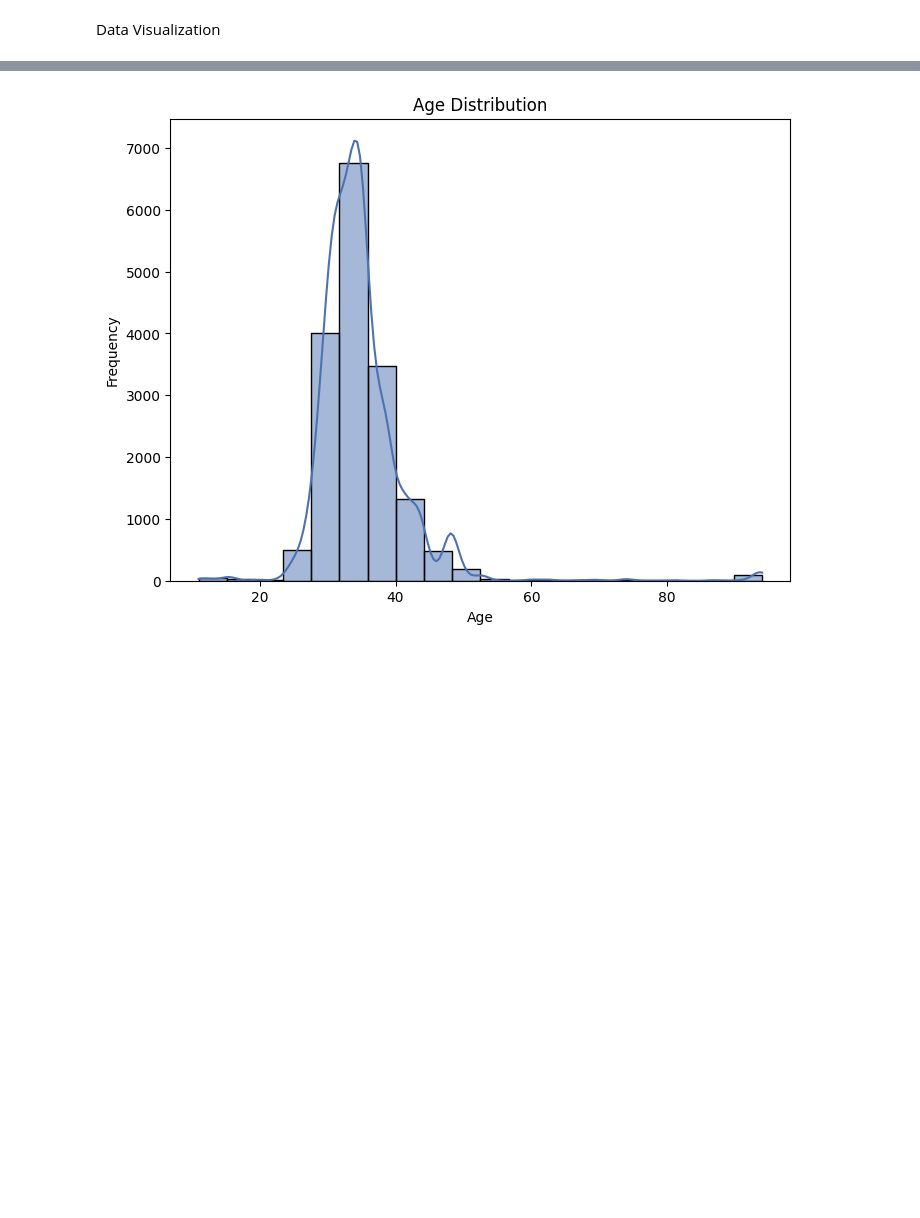
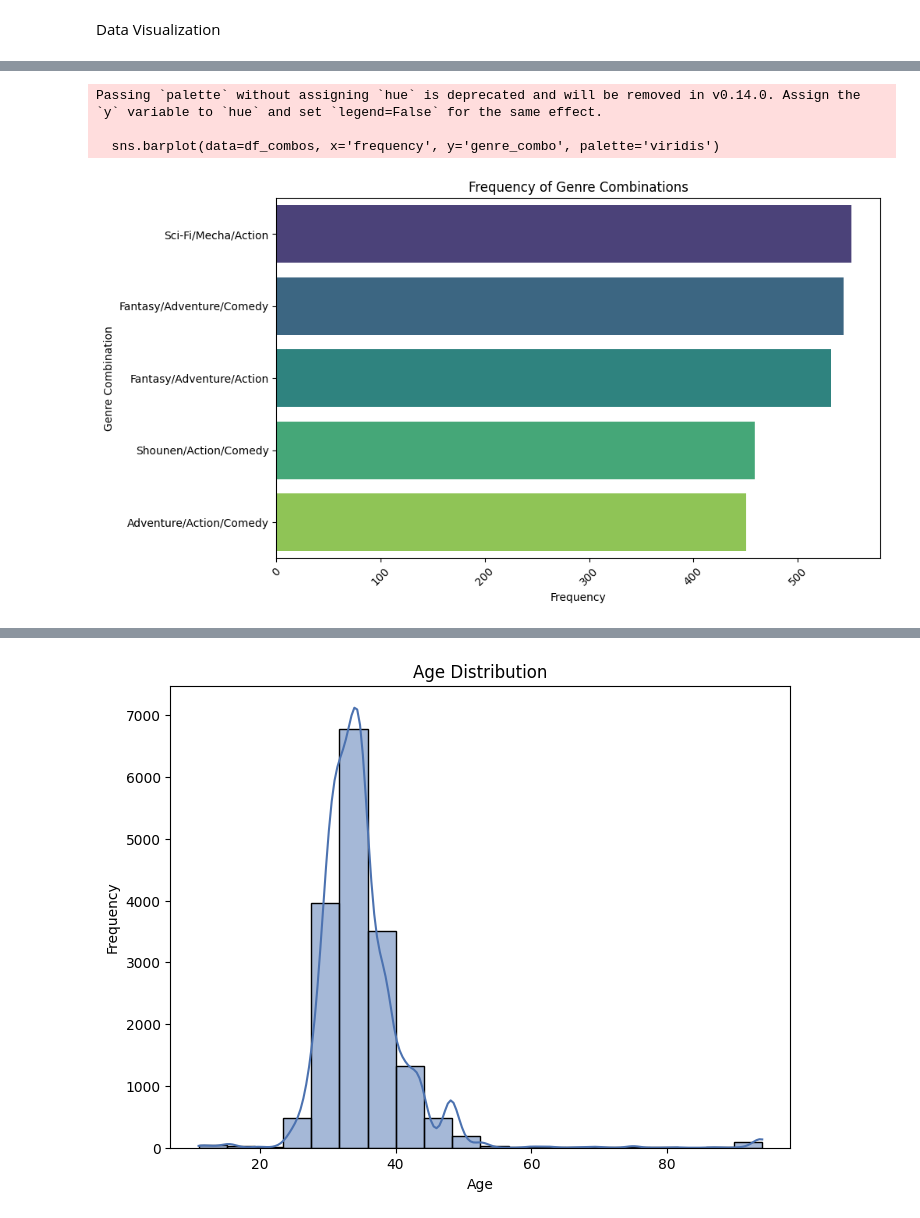
Before and after one commit to aryalkoshish/Anime-Recommendation-System, a Jupyter notebook: age-genre.ipynb, the cells around one changed output, grey strips where cells are left out. Cells and saved outputs as stored; diff of their text form; code cells hidden in the pictures; blank space fills up the shorter version.

```diff
--- a/age-genre.ipynb
+++ b/age-genre.ipynb
@@ -469 +606,42 @@ This visualization shows which genres are most popular across all ages.
+# %%
+#Visualization 2: Most Frequent Genre Combinations
+
+data = {
+    'genre_combo': ['combo_1', 'combo_2', 'combo_3', 'combo_4', 'combo_5'],
+    'frequency': [
+        df['combo_1'].sum(),
+        df['combo_2'].sum(),
+        df['combo_3'].sum(),
+        df['combo_4'].sum(),
+        df['combo_5'].sum()
+    ]
+}
+df_combos = pd.DataFrame(data)
+
+# Mapping combo identifiers to actual genre names
+combo_names = {
+    'combo_1': 'Sci-Fi/Mecha/Action',
+    'combo_2': 'Fantasy/Adventure/Comedy',
+    'combo_3': 'Fantasy/Adventure/Action',
+    'combo_4': 'Shounen/Action/Comedy',
+    'combo_5': 'Adventure/Action/Comedy'
+}
+df_combos['genre_combo'] = df_combos['genre_combo'].map(combo_names)
+
+# Sorting by frequency after mapping
+df_combos = df_combos.sort_values('frequency', ascending=False)
+
+# Plotting barplot
+plt.figure(figsize=(10, 6))
+sns.barplot(data=df_combos, x='frequency', y='genre_combo', palette='viridis')
+plt.title('Frequency of Genre Combinations')
+plt.xlabel('Frequency')
+plt.ylabel('Genre Combination')
+plt.xticks(rotation=45)
+plt.show()
+# %% [output]
+Passing `palette` without assigning `hue` is deprecated and will be removed in v0.14.0. Assign the `y` variable to `hue` and set `legend=False` for the same effect.
+
+  sns.barplot(data=df_combos, x='frequency', y='genre_combo', palette='viridis')
+[figure, added]
 # %%
```
Also changed, not shown: parts of 75 cells of this notebook.
